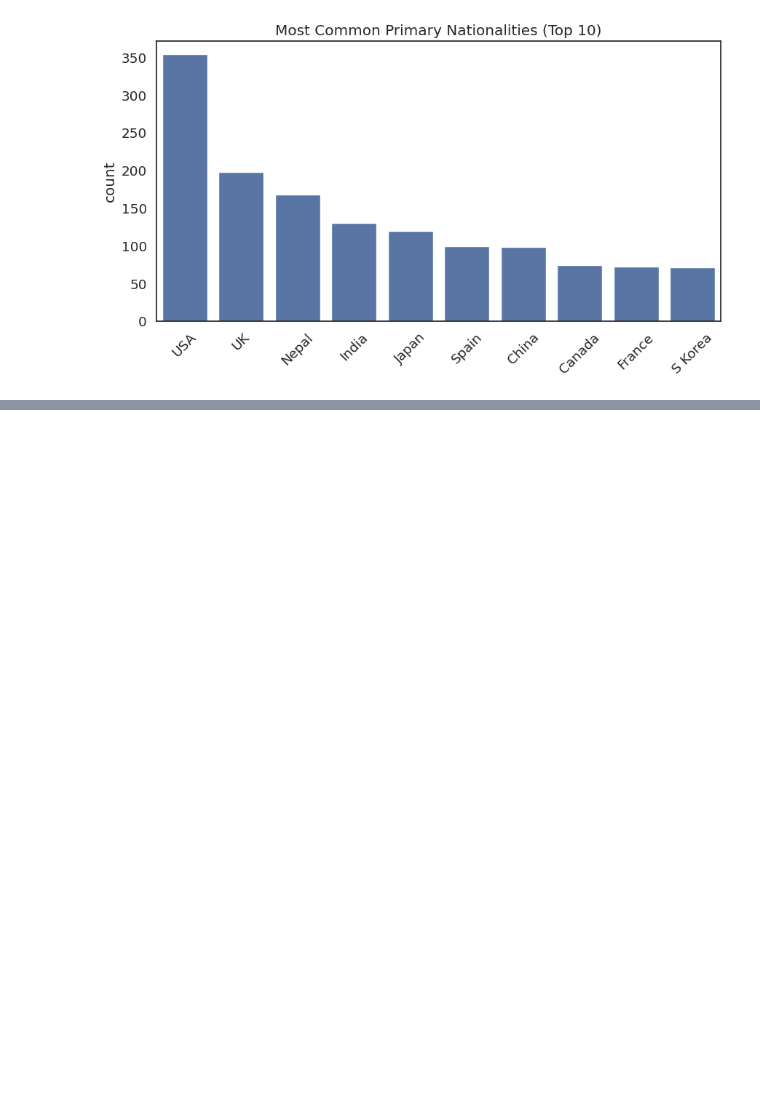
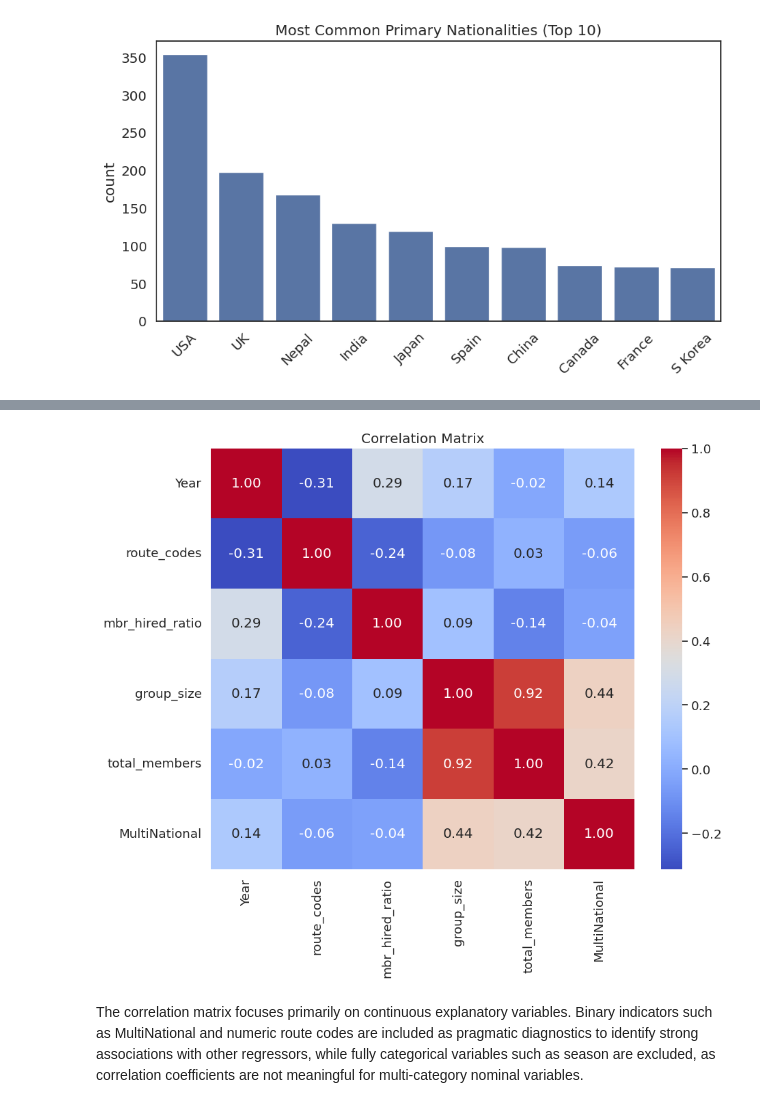
Before and after one commit to snig-17/QM-GRUNGE, a Jupyter notebook: Regression/ols_regression.ipynb, the cells around one changed output, grey strips where cells are left out. Cells and saved outputs as stored; diff of their text form; code cells hidden in the pictures; blank space fills up the shorter version.

```diff
--- a/Regression/ols_regression.ipynb
+++ b/Regression/ols_regression.ipynb
@@ -268,0 +337,19 @@ plt.show()
+# %%
+#multicollinearity
+
+variables = df_reg[["Year", "route_codes", "mbr_hired_ratio", "group_size", "total_members", "MultiNational"]]
+
+# Plot correlation matrix
+sns.heatmap(
+    variables.corr(),
+    annot=True,
+    fmt=".2f",
+    cmap="coolwarm"
+)
+
+plt.title("Correlation Matrix")
+plt.show()
+# %% [output]
+[figure, added]
+# %% [markdown]
+The correlation matrix focuses primarily on continuous explanatory variables. Binary indicators such as MultiNational and numeric route codes are included as pragmatic diagnostics to identify strong associations with other regressors, while fully categorical variables such as season are excluded, as correlation coefficients are not meaningful for multi-category nominal variables.
```
Also changed, not shown: parts of 11 cells of this notebook.
